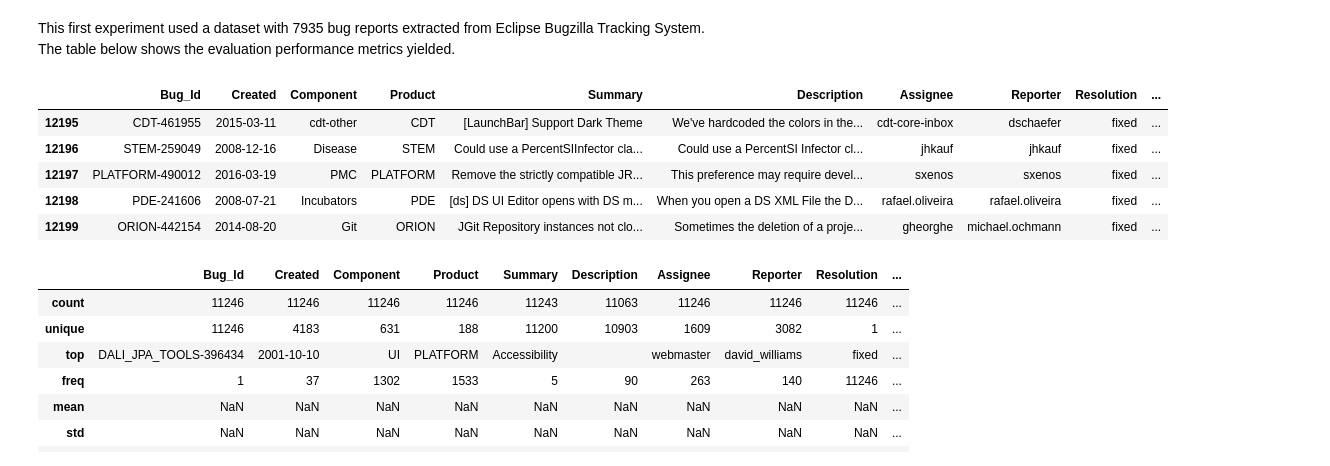
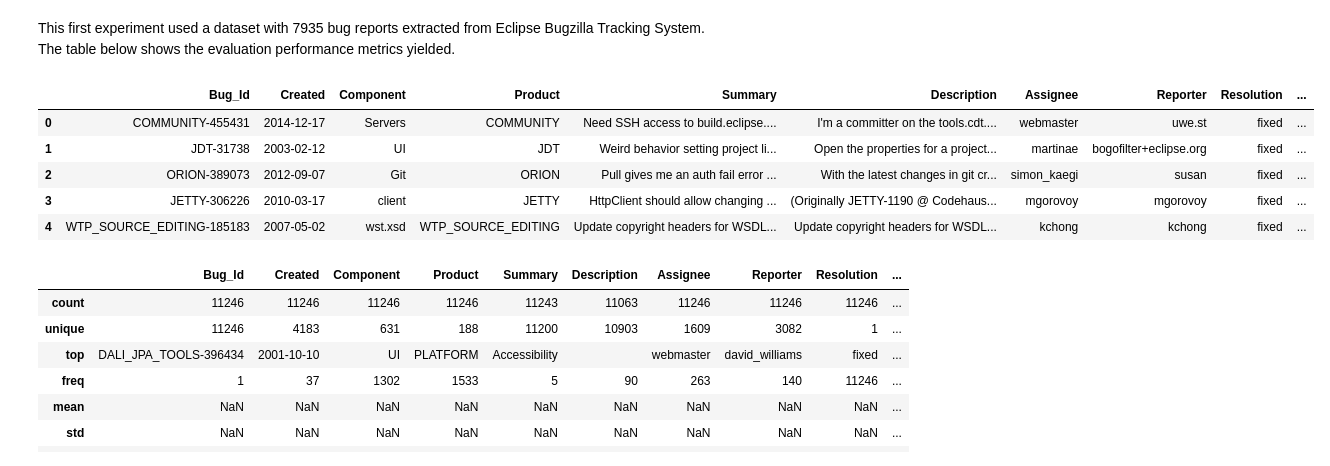
Before and after one commit to gomesluiz/my-doctorate, a Jupyter notebook: notebooks/20181121-long-lived-bug-prediction-analysis.ipynb, the cells around one changed output. Saved outputs shown, nothing was run; the diff lists cells and outputs as text; code cells hidden in the pictures.

```diff
--- a/notebooks/20181121-long-lived-bug-prediction-analysis.ipynb
+++ b/notebooks/20181121-long-lived-bug-prediction-analysis.ipynb
@@ -7,16 +7,16 @@ This first experiment used a dataset with 7935 bug reports extracted from Eclips
 # %%
 # importing bug reports from Eclipse
 import pandas as pd
 reports = pd.read_csv('~/Workspace/issue-crawler/data/eclipse/csv/r2_bug_report_data.csv')
 reports = reports.loc[(reports['DaysToResolve'] >= 0) & (reports['DaysToResolve'] <= 730)  , ]
-reports.tail(5)
+reports.head(5)
 # %% [output]
 |  | Bug_Id | Created | Component | Product | Summary | Description | Assignee | Reporter | Resolution | ... |
-| 12195 | CDT-461955 | 2015-03-11 | cdt-other | CDT | [LaunchBar] Support Dark Theme | We've hardcoded the colors in the... | cdt-core-inbox | dschaefer | fixed | ... |
-| 12196 | STEM-259049 | 2008-12-16 | Disease | STEM | Could use a PercentSIInfector cla... | Could use a PercentSI Infector cl... | jhkauf | jhkauf | fixed | ... |
-| 12197 | PLATFORM-490012 | 2016-03-19 | PMC | PLATFORM | Remove the strictly compatible JR... | This preference may require devel... | sxenos | sxenos | fixed | ... |
-| 12198 | PDE-241606 | 2008-07-21 | Incubators | PDE | [ds] DS UI Editor opens with DS m... | When you open a DS XML File the D... | rafael.oliveira | rafael.oliveira | fixed | ... |
-| 12199 | ORION-442154 | 2014-08-20 | Git | ORION | JGit Repository instances not clo... | Sometimes the deletion of a proje... | gheorghe | michael.ochmann | fixed | ... |
+| 0 | COMMUNITY-455431 | 2014-12-17 | Servers | COMMUNITY | Need SSH access to build.eclipse.... | I'm a committer on the tools.cdt.... | webmaster | uwe.st | fixed | ... |
+| 1 | JDT-31738 | 2003-02-12 | UI | JDT | Weird behavior setting project li... | Open the properties for a project... | martinae | bogofilter+eclipse.org | fixed | ... |
+| 2 | ORION-389073 | 2012-09-07 | Git | ORION | Pull gives me an auth fail error ... | With the latest changes in git cr... | simon_kaegi | susan | fixed | ... |
+| 3 | JETTY-306226 | 2010-03-17 | client | JETTY | HttpClient should allow changing ... | (Originally JETTY-1190 @ Codehaus... | mgorovoy | mgorovoy | fixed | ... |
+| 4 | WTP_SOURCE_EDITING-185183 | 2007-05-02 | wst.xsd | WTP_SOURCE_EDITING | Update copyright headers for WSDL... | Update copyright headers for WSDL... | kchong | kchong | fixed | ... |
 # %%
 reports.describe(include="all")
 # %% [output]
```
Also changed, not shown: parts of 9 cells of this notebook, 1 other file.
